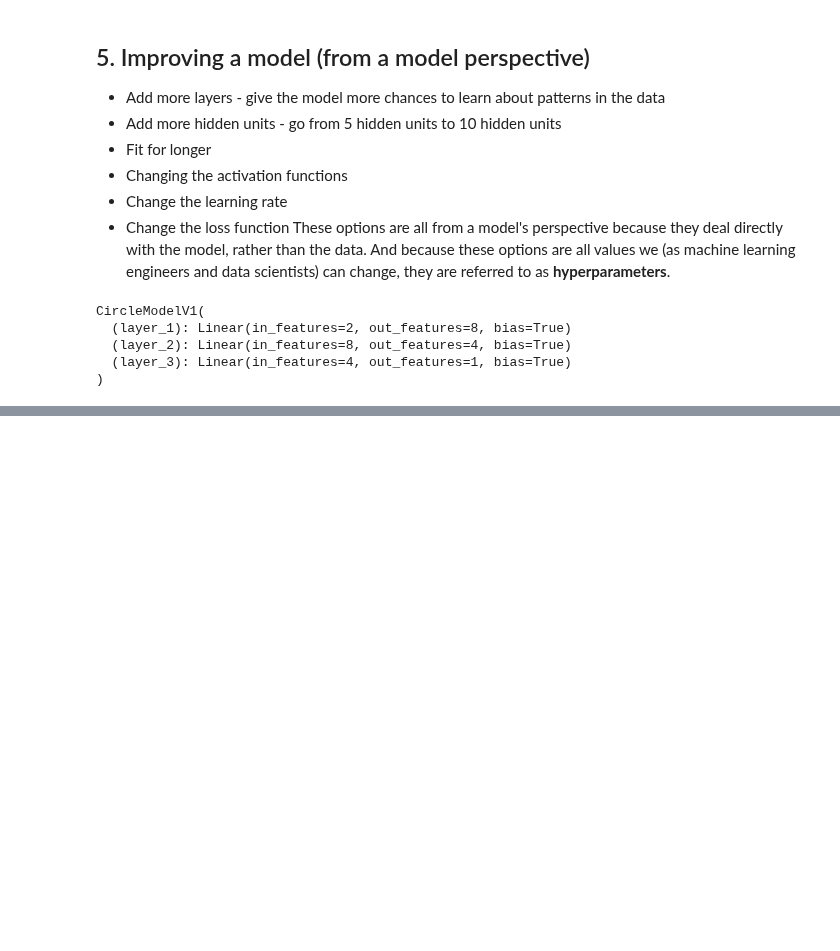
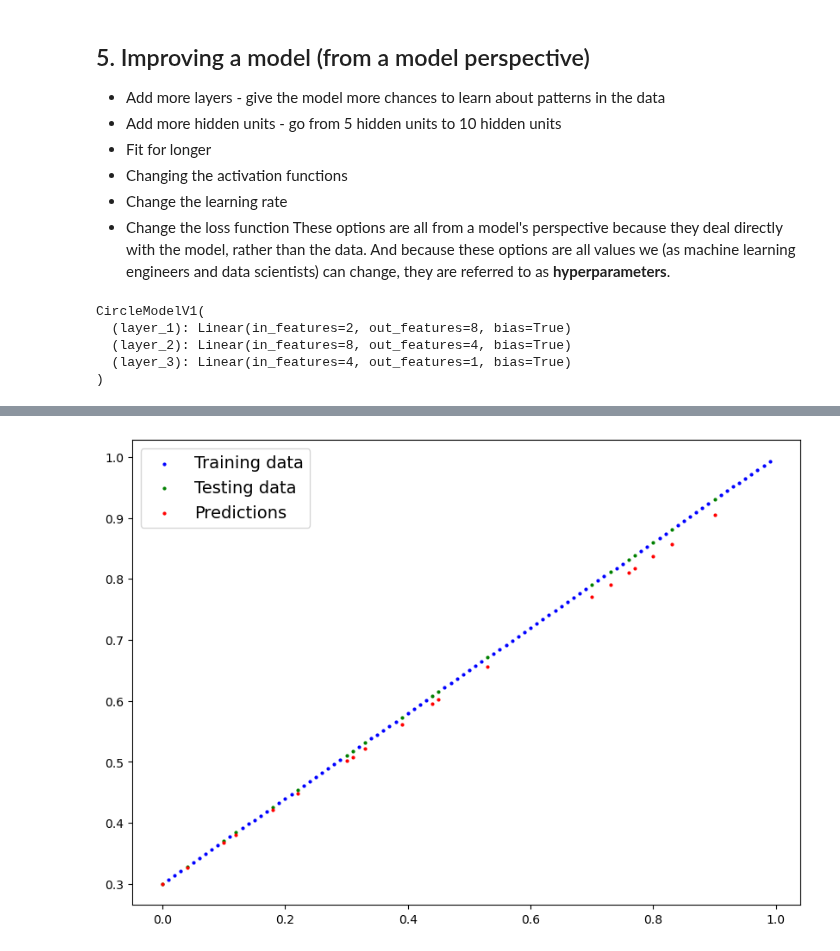
Before and after one commit to ridamansour/PyTorchLearning, a Jupyter notebook: 02_pytorch_classification.ipynb, the cells around one changed output, grey strips where cells are left out. Drawn from its saved outputs; the diff is of its cells as text; code cells hidden in the pictures; blank space fills up the shorter version.

```diff
--- a/02_pytorch_classification.ipynb
+++ b/02_pytorch_classification.ipynb
@@ -591,0 +675,31 @@ One way to troubleshoot to a larger problem is to test out a smaller problem.
+# %%
+# Loss and optimizer
+loss_fn = nn.L1Loss()
+optimizer = torch.optim.SGD(model_2.parameters(),
+                            lr=0.01)
+# %%
+from sklearn.metrics import r2_score
+# Train the model
+torch.manual_seed(42)
+torch.cuda.manual_seed(42)
+
+# Set the number of epochs
+epochs = 10_000
+
+# Put the data on the target device
+X_train_regression, X_test_regression, y_train_regression, y_test_regression = tuple(map(lambda x: x.to(device), [X_train_regression, X_test_regression, y_train_regression, y_test_regression]))
+for epoch in range(epochs):
+    model_2.train()
+    y_pred = model_2(X_train_regression)
+    loss = loss_fn(y_pred, y_train_regression)
+    optimizer.zero_grad()
+    loss.backward()
+    optimizer.step()
+
+    model_2.eval()
+    with torch.inference_mode():
+        test_pred = model_2(X_test_regression)
+        loss = loss_fn(test_pred, y_test_regression)
+        r2 = r2_score(y_test_regression.cpu(), test_pred.cpu())
+        if (epoch % 500) == 0:
+            print(f"Epoch: {epoch}, Loss: {loss.item()}, R²: {r2:.4f}")
@@ -591,0 +727,12 @@ One way to troubleshoot to a larger problem is to test out a smaller problem.
+# %%
+# Turn on evaluation mode
+model_2.eval()
+
+# Mke predictions (inference)
+with torch.inference_mode():
+    y_preds = model_2(X_test_regression)
+
+# Plot data and predictions
+plot_predictions(*map(lambda l: l.cpu(), (X_train_regression, y_train_regression, X_test_regression, y_test_regression)), predictions=y_preds)
+# %% [output]
+[figure, added]
```
Also changed, not shown: parts of 59 cells of this notebook, 1 other file.
